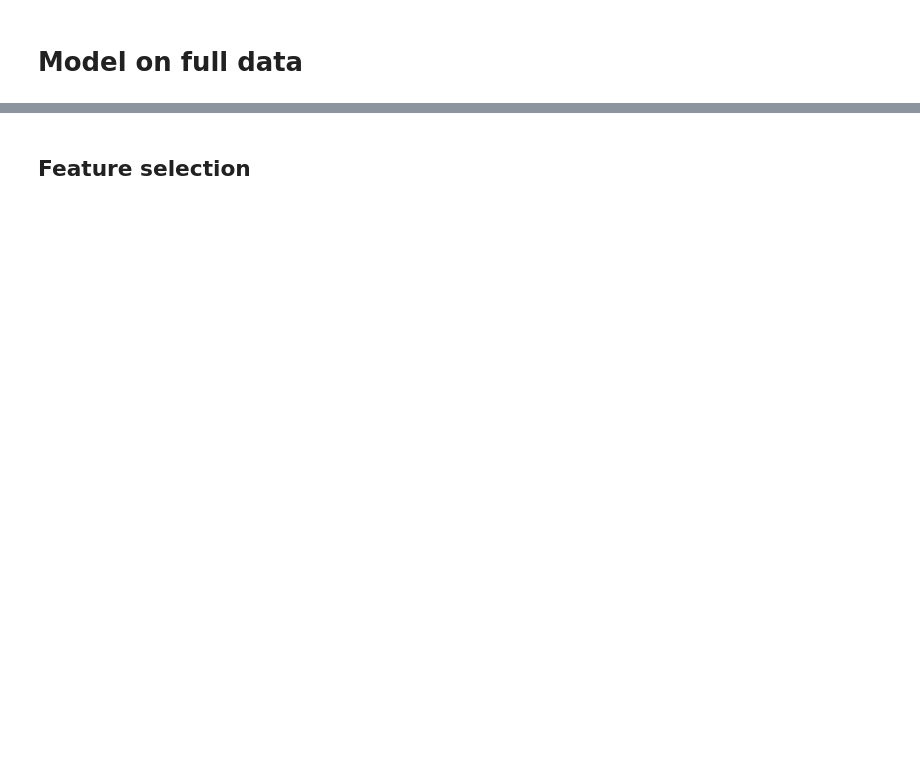
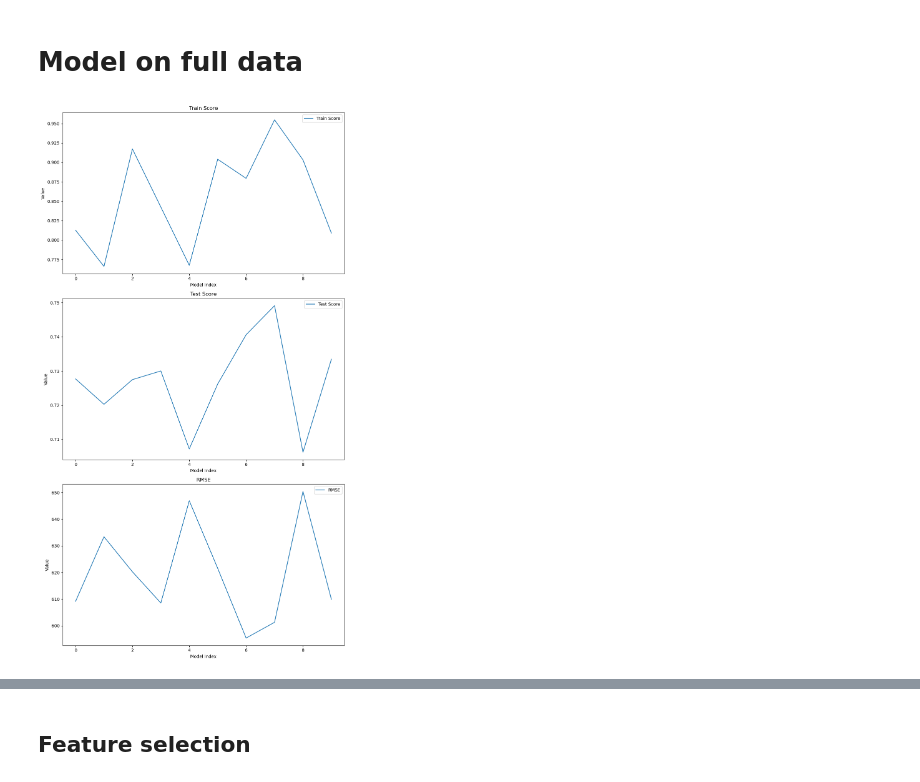
Before and after one commit to akbuchowicz/WB_RealEstateAds, a Jupyter notebook: models.ipynb, the cells around one changed output, grey strips where cells are left out. Cells and saved outputs as stored; diff of their text form; code cells hidden in the pictures; blank space fills up the shorter version.

```diff
--- a/models.ipynb
+++ b/models.ipynb
@@ -25,4 +26,4 @@ def print_full(x):
     pd.reset_option('display.float_format')
     pd.reset_option('display.max_colwidth')
 # %%
-df = pd.read_csv("PrzefiltrowanaRamka\\PrzefiltrowanaRamka2.csv")
+df = pd.read_csv("C:\\Users\\marci\\OneDrive\\Pulpit\\Grupa2\\PrzefiltrowanaRamka.xls")
@@ -29,15 +50,8 @@ df = pd.read_csv("PrzefiltrowanaRamka\\PrzefiltrowanaRamka2.csv")
 # %%
 df['created_at'] = pd.to_datetime(df['created_at'])
 df['free_from'] = pd.to_datetime(df['free_from'])
-maping = {
-    'co_operative_ownership_with_a_land_and_mortgage_registe': 3,
-    'co_operative_ownership': 2,
-    'full_ownership': 1,
-    'share': 4
-}
-df['building_ownership'] = df['building_ownership'].map(maping)
 # %%
-df = df.drop(columns=['description'])
+df = df.drop(columns=['description','title','price'])
 # %%
 print_full(df.info())
 # %% [output]
@@ -89,7 +103,7 @@ dtypes: float64(42), int64(31)
 memory usage: 2.1 MB
 None
 # %%
-train_features, test_features = df_train.drop(columns=['price']).copy(), df_test.drop(columns=['price']).copy()
-train_target, test_target = df_train[['price']].copy(), df_test[['price']].copy()
+train_features, test_features = df_train.drop(columns=['price_per_m']).copy(), df_test.drop(columns=['price_per_m']).copy()
+train_target, test_target = df_train[['price_per_m']].copy(), df_test[['price_per_m']].copy()
 # %%
 train2_features, test2_features = df_train[['market', 'created_at', 'm', 'rooms_num', 'district_label']].copy(), df_test[['market', 'created_at', 'm', 'rooms_num', 'district_label']].copy()
@@ -97,2 +111,77 @@ train2_target, test2_target = df_train[['price']].copy(), df_test[['price']].cop
 # %% [markdown]
 # Model on full data
+# %%
+models_metrics = {}
+grid_params_rs = [{
+    "n_estimators": randint(1,500),
+    "learning_rate": uniform(0,0.2),
+    "max_depth": randint(1,8),
+    'subsample': uniform(0,1),
+    'colsample_bytree': uniform(0,0.5),
+    "min_child_weight": uniform(0,200),
+    'gamma': uniform(0.5,0.5)
+}]
+
+for i in range(10):
+    X_train, X_test, y_train, y_test = train_test_split(train_features, train_target, test_size=0.3)
+
+    kf = KFold(n_splits=5, shuffle=True, random_state=2024)
+
+    grid_search = RandomizedSearchCV(
+        xgb.XGBRegressor(random_state=2024),
+        grid_params_rs,
+        scoring='neg_mean_squared_error',
+        cv=5,
+        n_jobs=-1
+    )
+
+    grid_search.fit(X_train, y_train)
+
+    best_params = grid_search.best_params_
+
+    model = xgb.XGBRegressor(random_state=21, **best_params)
+
+    model.fit(X_train, y_train)
+
+    y_pred = model.predict(X_test)
+
+    train_score = model.score(X_train, y_train)
+    test_score = model.score(X_test, y_test)
+    rmse = root_mean_squared_error(y_test, y_pred)
+
+    models_metrics[i] = {'train_score': train_score,
+                         'test_score': test_score,
+                         'RMSE': rmse}
+
+metrics_df = pd.DataFrame(models_metrics).T
+
+plt.figure(figsize=(10, 18))
+
+# train_score
+plt.subplot(3, 1, 1)
+plt.plot(metrics_df['train_score'], label='Train Score')
+plt.xlabel('Model Index')
+plt.ylabel('Value')
+plt.title('Train Score')
+plt.legend()
+
+# test_score
+plt.subplot(3, 1, 2)
+plt.plot(metrics_df['test_score'], label='Test Score')
+plt.xlabel('Model Index')
+plt.ylabel('Value')
+plt.title('Test Score')
+plt.legend()
+
+# RMSE
+plt.subplot(3, 1, 3)
+plt.plot(metrics_df['RMSE'], label='RMSE')
+plt.xlabel('Model Index')
+plt.ylabel('Value')
+plt.title('RMSE')
+plt.legend()
+
+plt.tight_layout()
+plt.show()
+# %% [output]
+[figure, added]
```
Also changed, not shown: parts of 22 cells of this notebook, 3 other files.
